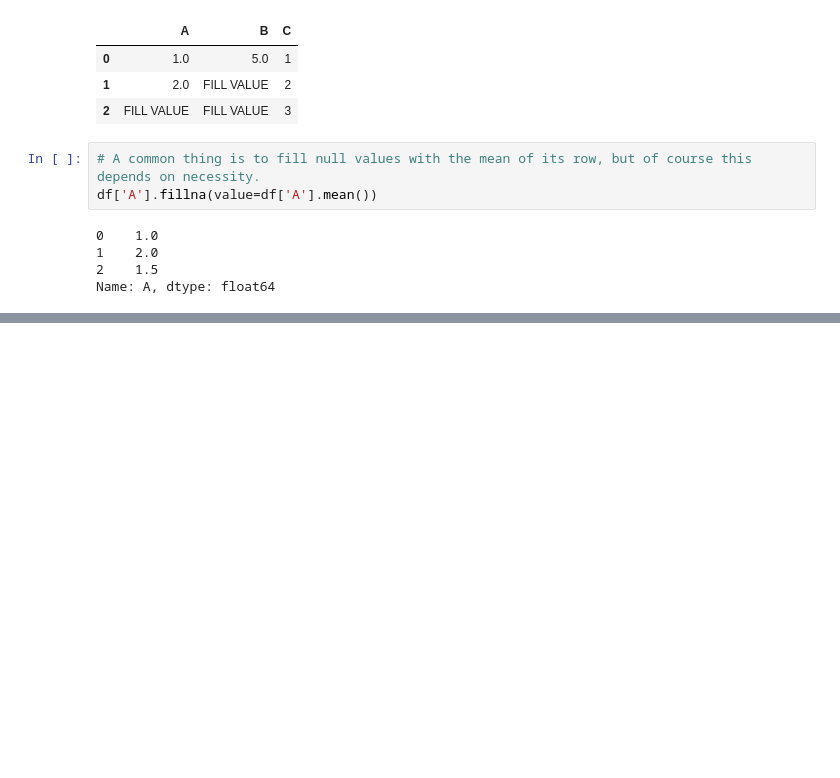
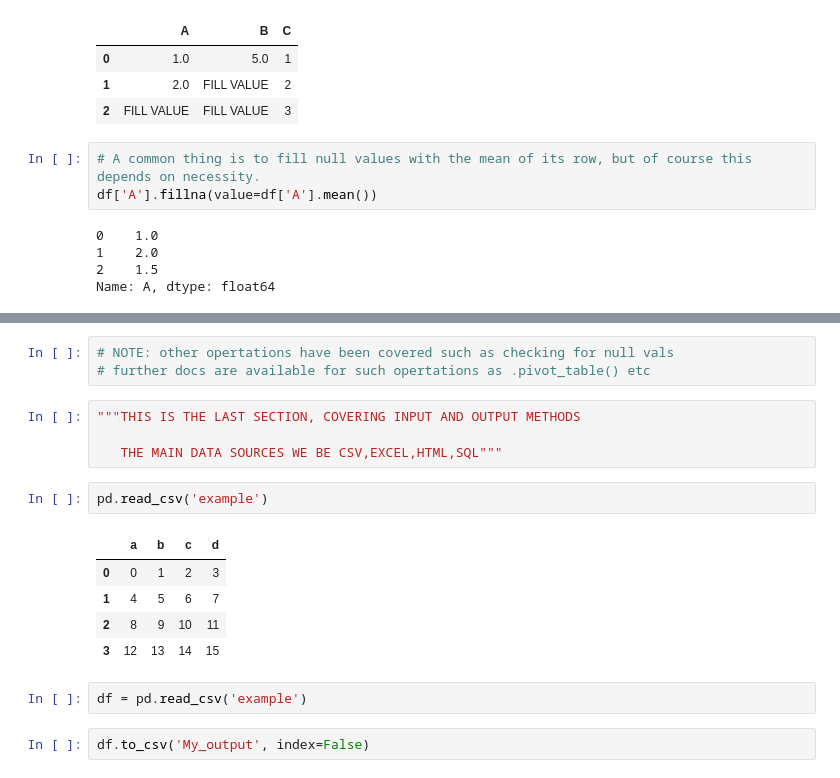
Before and after one commit to P0ndering-S1gma/Fundamentals-in-Python-DataAnalysis-and-ML, a Jupyter notebook: Numpy_Pandas_refresh.ipynb, the cells around one changed output, grey strips where cells are left out. Drawn from its saved outputs; the diff is of its cells as text; blank space fills up the shorter version.

```diff
--- a/Numpy_Pandas_refresh.ipynb
+++ b/Numpy_Pandas_refresh.ipynb
@@ -640,0 +747,19 @@ df
+# %%
+# NOTE: other opertations have been covered such as checking for null vals
+# further docs are available for such opertations as .pivot_table() etc
+# %%
+"""THIS IS THE LAST SECTION, COVERING INPUT AND OUTPUT METHODS
+
+   THE MAIN DATA SOURCES WE BE CSV,EXCEL,HTML,SQL"""
+# %%
+pd.read_csv('example')
+# %% [output]
+|  | a | b | c | d |
+| 0 | 0 | 1 | 2 | 3 |
+| 1 | 4 | 5 | 6 | 7 |
+| 2 | 8 | 9 | 10 | 11 |
+| 3 | 12 | 13 | 14 | 15 |
+# %%
+df = pd.read_csv('example')
+# %%
+df.to_csv('My_output', index=False)
```
Also changed, not shown: parts of 27 cells of this notebook, 4 other files.
